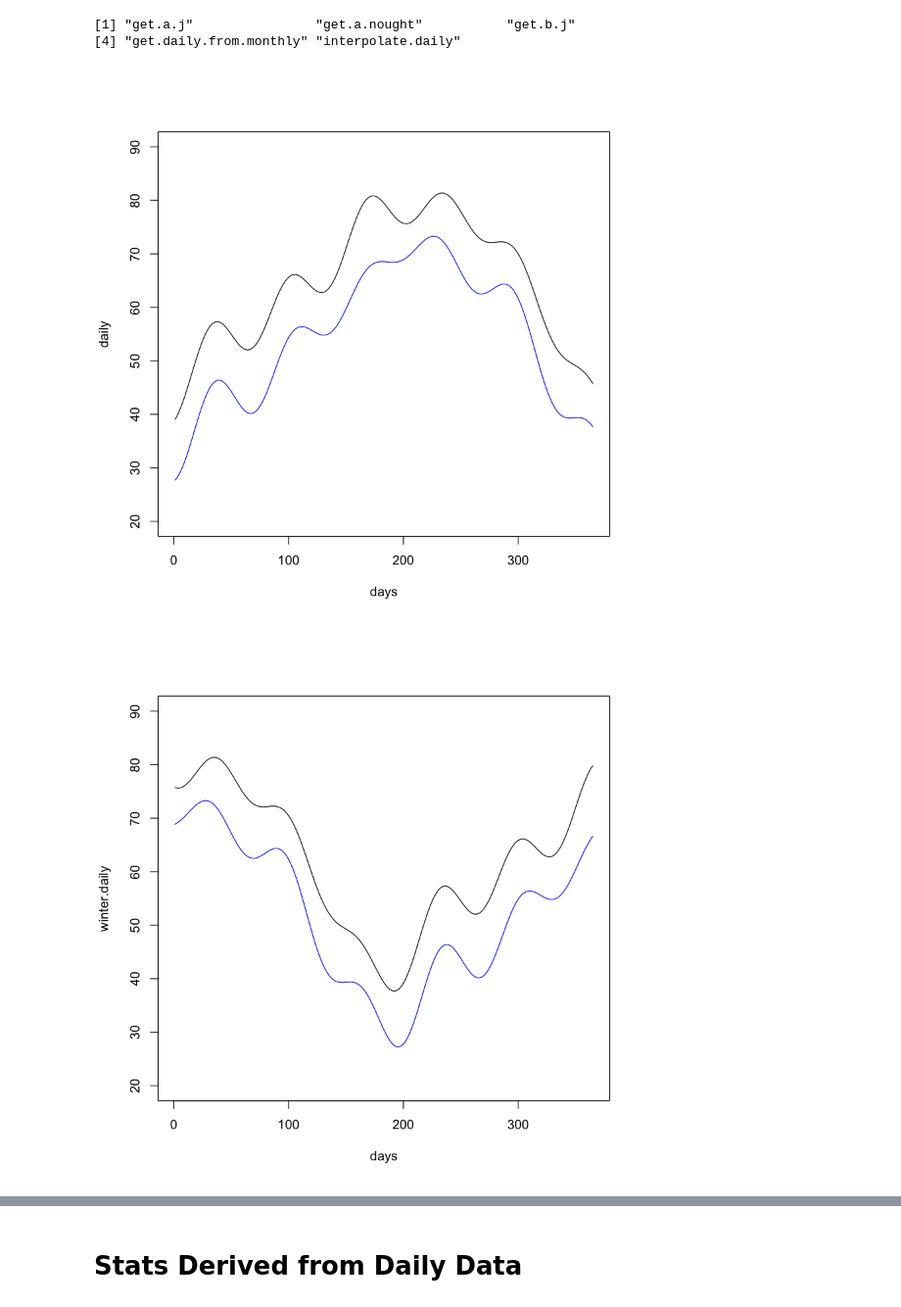
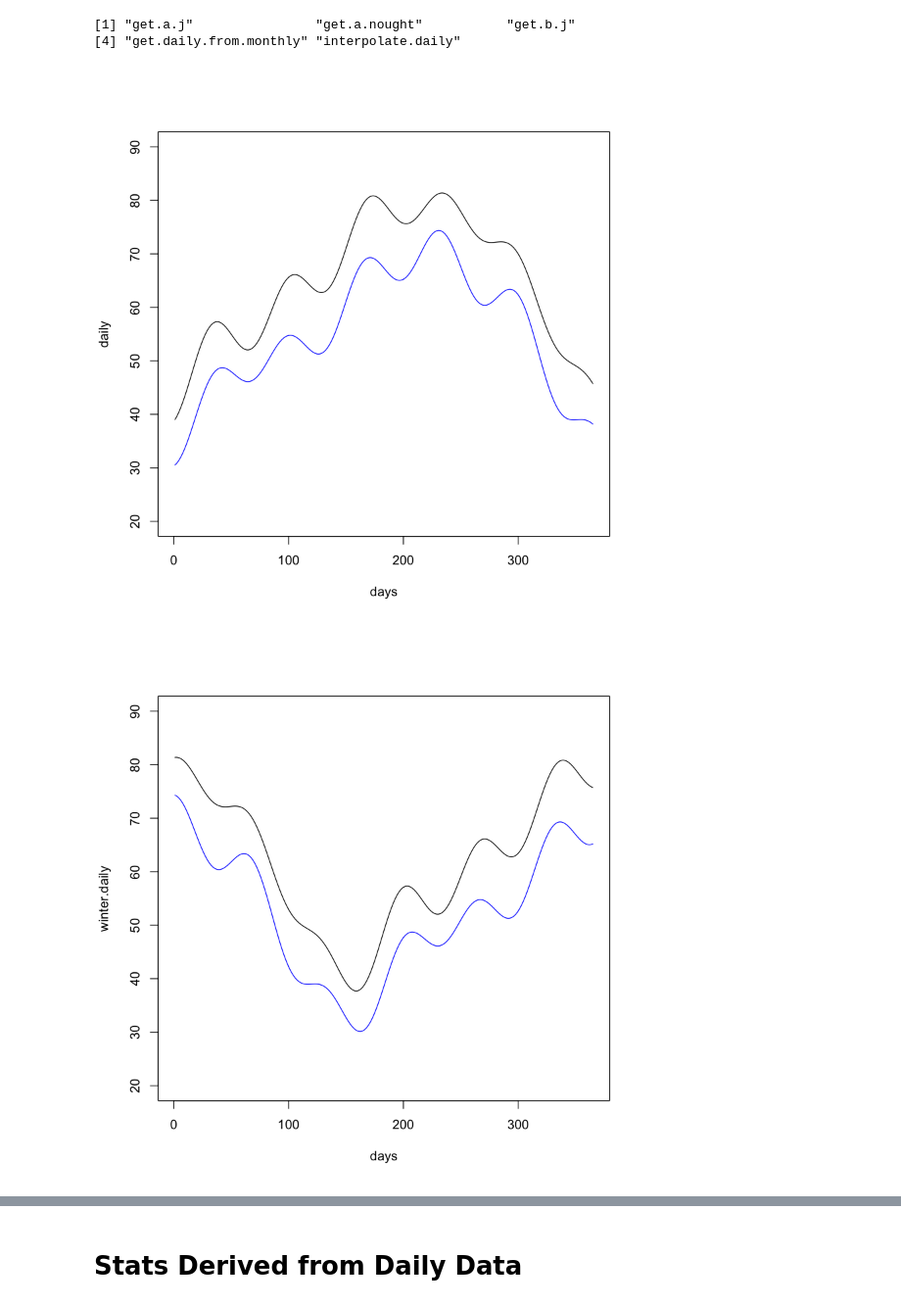
Before and after one commit to dongmeic/climate-space, a Jupyter notebook: notebooks/getDailyData.R.ipynb, the cells around one changed output, grey strips where cells are left out. Shown: that part at 98% size. Saved outputs shown, nothing was run; the diff lists cells and outputs as text; code cells hidden in the pictures.

Commit message:
complete daily stats notebooks

```diff
--- a/notebooks/getDailyData.R.ipynb
+++ b/notebooks/getDailyData.R.ipynb
@@ -18,25 +18,25 @@ monthly.means <- c(Jan=42, Feb=54, Mar=55, Apr=63, May=66, Jun=77, Jul=78,
                    Aug=79, Sep=75, Oct=68, Nov=55, Dec=44)
 monthly.lows <- monthly.means + rnorm(12, -10, 2)
 
-winter.monthly.means <- c(Jul=78, Aug=79, Sep=75, Oct=68, Nov=55, Dec=44,
-                          Jan=42, Feb=54, Mar=55, Apr=63, May=66, Jun=77)
-winter.monthly.lows <- monthly.lows[c(7:12, 1:6)]
+winter.monthly.means <- c(Aug=79, Sep=75, Oct=68, Nov=55, Dec=44, Jan=42,
+                          Feb=54, Mar=55, Apr=63, May=66, Jun=77, Jul=78)
+winter.monthly.lows <- monthly.lows[c(8:12, 1:7)]
 # %%
 days <- 1:365
 daily <- get.daily.from.monthly(monthly.means, n.days=365)
 daily.lows <- get.daily.from.monthly(monthly.lows, n.days=365)
-winter.daily <- get.daily.from.monthly(winter.means, n.days=365)
+winter.daily <- get.daily.from.monthly(winter.monthly.means, n.days=365)
 winter.daily.lows <- get.daily.from.monthly(winter.monthly.lows,
                                             n.days=365)
 
 
 plot(daily ~ days, type='l', ylim=c(20, 90))
 lines(daily.lows ~ days, col=4)
 plot(winter.daily ~ days, type='l', ylim=c(20, 90))
 lines(winter.daily.lows ~ days, col=4)
 # %% [output]
-[figure, old version]
+[figure, new version]
-[figure, old version]
+[figure, new version]
 # %%
 get.month.start <- function(leap.year=F) {
   jan <- 1
```
Also changed, not shown: parts of 5 cells of this notebook, 1 other file.
